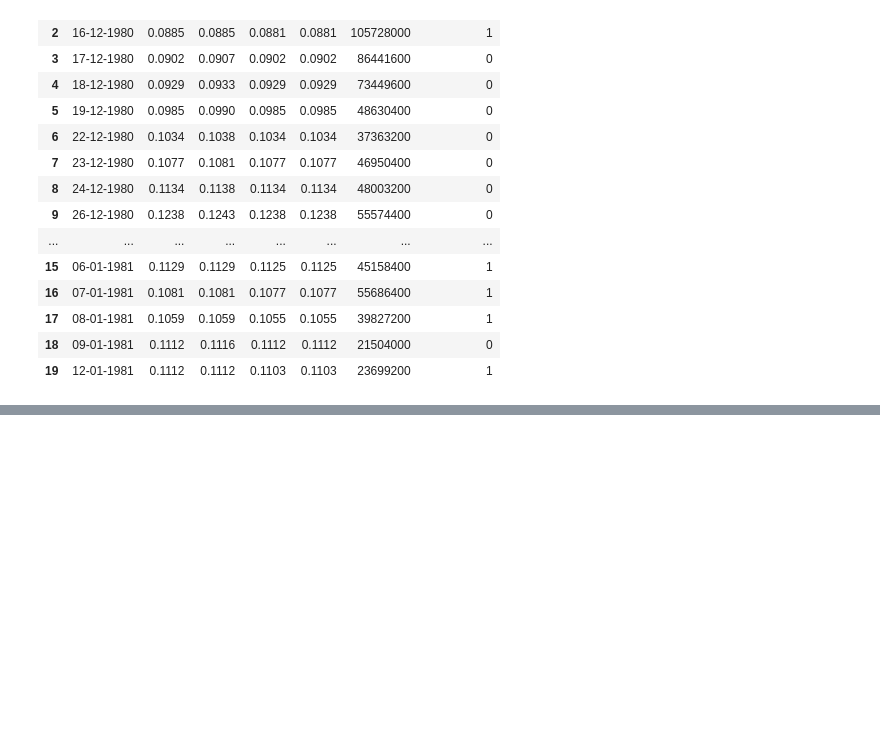
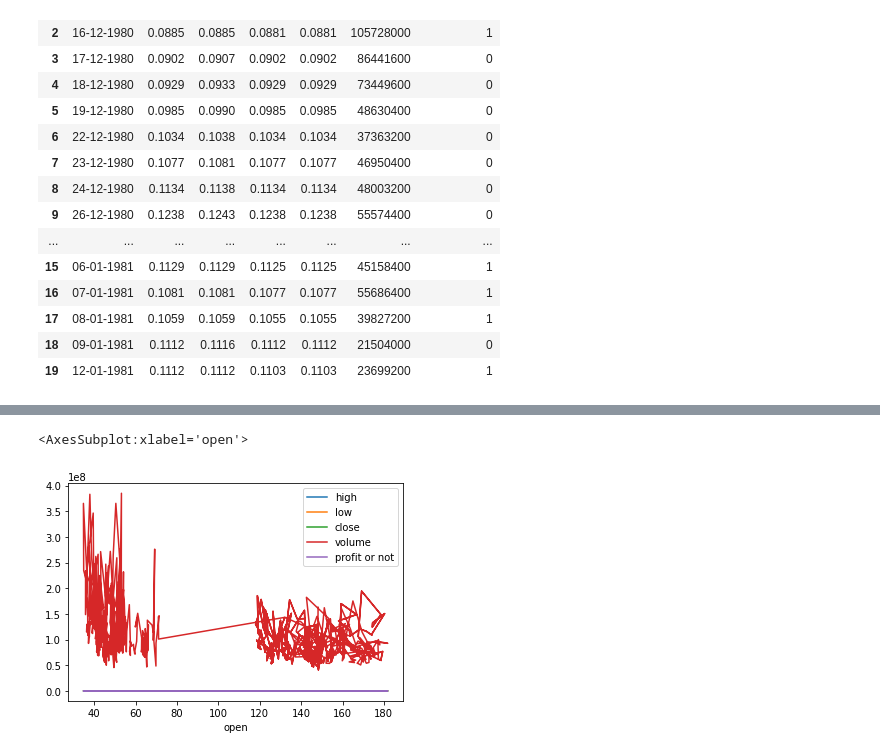
Before and after one commit to Shambhurajdesai/Time-Series, a Jupyter notebook: Untitled.ipynb, the cells around one changed output, grey strips where cells are left out. Drawn from its saved outputs; the diff is of its cells as text; code cells hidden in the pictures; blank space fills up the shorter version.

```diff
--- a/Untitled.ipynb
+++ b/Untitled.ipynb
@@ -282,0 +276,5 @@ df['date'] = pd.to_datetime(df['date'])
+# %%
+dff.plot('open')
+# %% [output]
+<AxesSubplot:xlabel='open'>
+[figure, added]
```
Also changed, not shown: parts of 38 cells of this notebook.
